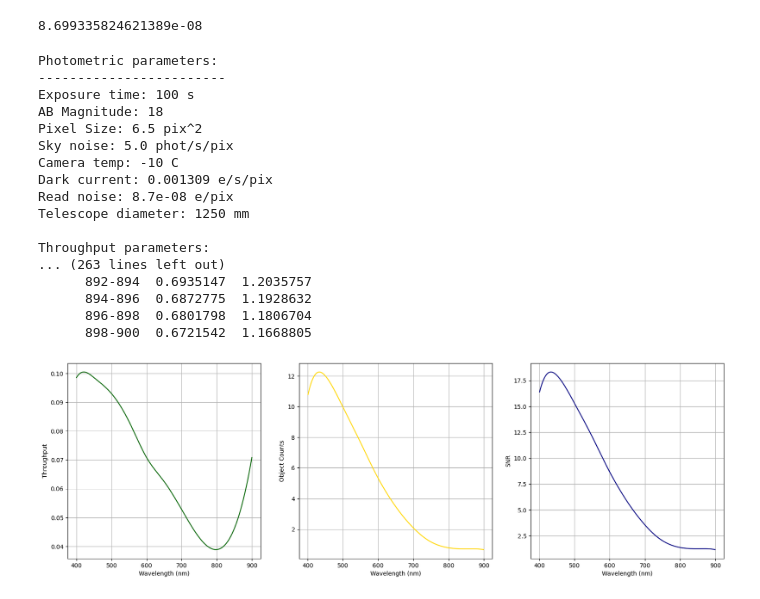
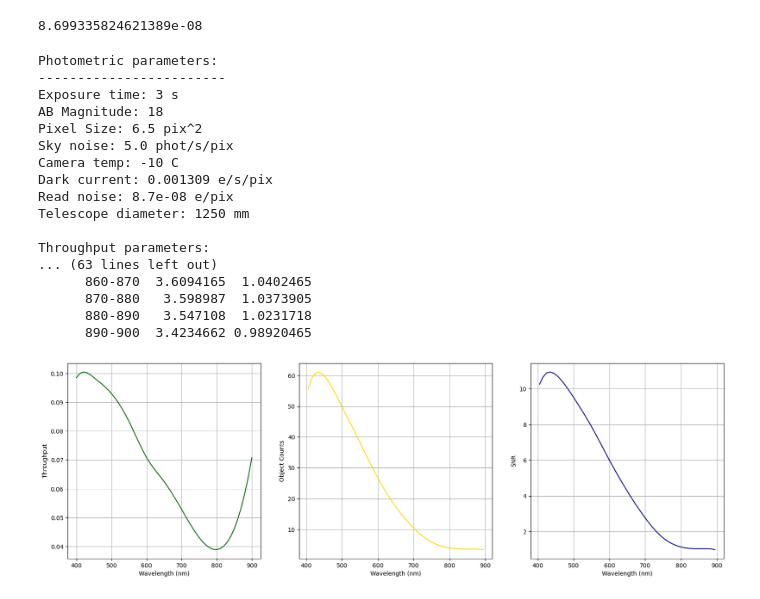
Before and after one commit to MLO-Claud-Spectrograph/etc, a Jupyter notebook: ETC/ETC_Ian.ipynb, the cells around one changed output. Cells and saved outputs as stored; diff of their text form; code cells hidden in the pictures.

```diff
--- a/ETC/ETC_Ian.ipynb
+++ b/ETC/ETC_Ian.ipynb
@@ -451,23 +451,23 @@ def get_SNR(exp_time, wavelength, mag, ob_size=6.5, sky_noise=5.0, dark_current=
                 plt.tight_layout
                 plt.show()
 # %%
-get_SNR(100, (400, 900, 2), 18)
+get_SNR(3, (400, 900, 10), 18)
 # %% [output]
 Photometric parameters:
 ------------------------
-Exposure time: 100 s
+Exposure time: 3 s
 AB Magnitude: 18
 Pixel Size: 6.5 pix^2
 Sky noise: 5.0 phot/s/pix
 Camera temp: -10 C
 Dark current: 0.001309 e/s/pix
 Read noise: 8.7e-08 e/pix
 Telescope diameter: 1250 mm
 
 Throughput parameters:
-... (263 lines left out)
-      892-894  0.6935147  1.2035757
-      894-896  0.6872775  1.1928632
-      896-898  0.6801798  1.1806704
-      898-900  0.6721542  1.1668805
+... (63 lines left out)
+      860-870  3.6094165  1.0402465
+      870-880   3.598987  1.0373905
+      880-890   3.547108  1.0231718
+      890-900  3.4234662 0.98920465
-[figure, old version]
+[figure, new version]
```
Also changed, not shown: parts of 6 cells of this notebook.
